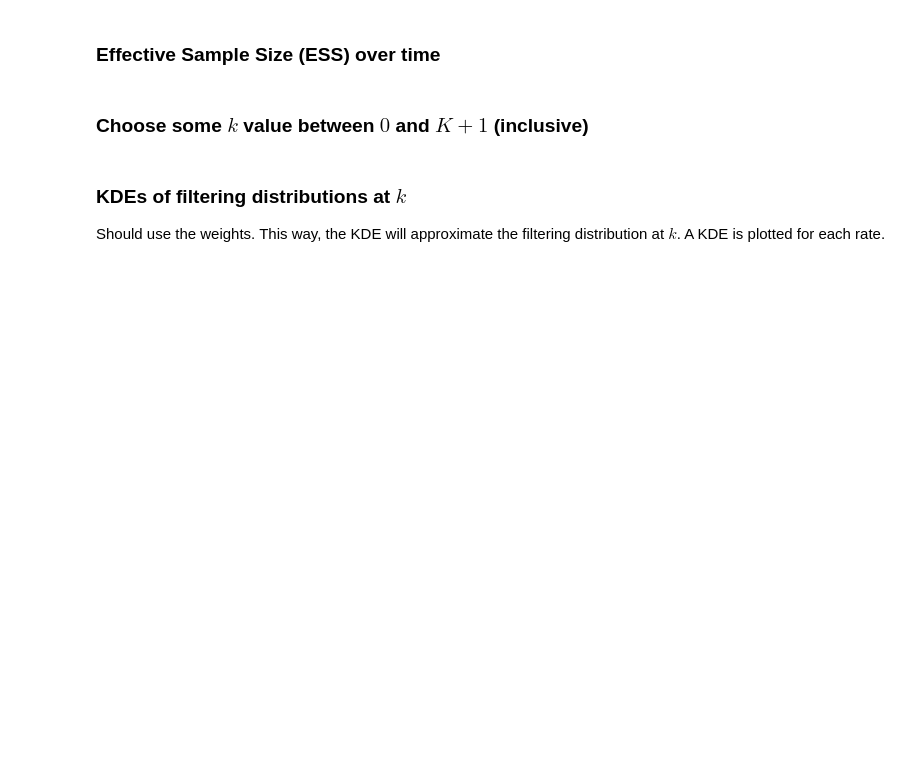
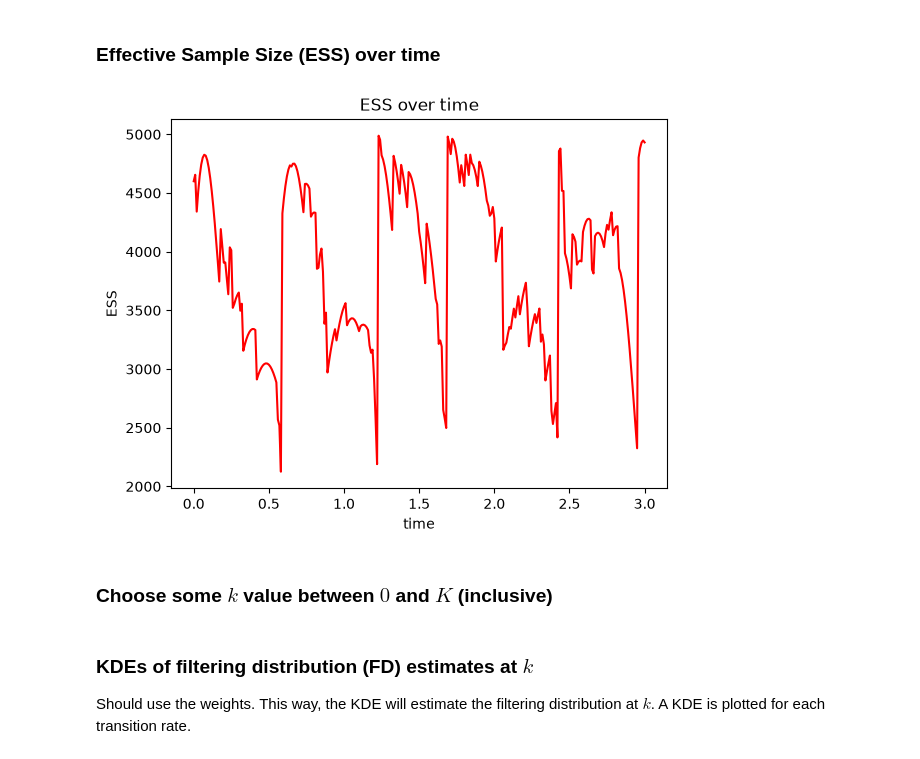
Before and after one commit to JayBrydon2015/ctmc-particle-filtering, a Jupyter notebook: tutorial.ipynb, the cells around one changed output. Saved outputs shown, nothing was run; the diff lists cells and outputs as text; code cells hidden in the pictures; blank space fills up the shorter version.

```diff
--- a/tutorial.ipynb
+++ b/tutorial.ipynb
@@ -197,23 +152 @@ ds_boot["X_quantiles"] = xr.apply_ufunc(
-# %%
-means_boot =  np.stack([m['mean'] for m in pf_boot.summaries.moments])
-vars_boot = np.stack([m['var'] for m in pf_boot.summaries.moments])
-
-for lam_idx, lam in enumerate(true_lams.columns):
-    plt.plot(k_series, true_lams[lam].values, label=f"True {lam}",
-             color='red', alpha=0.7)
-    plt.plot(means_boot[..., lam_idx], color="green",
-             label="PF mean", alpha=0.7)
-    plt.fill_between(k_series,
-                     y1=(means_boot[..., lam_idx]
-                         -2*np.sqrt(vars_boot[..., lam_idx])),
-                     y2=(means_boot[..., lam_idx]
-                         +2*np.sqrt(vars_boot[..., lam_idx])),
-                     color="green", alpha=0.3)
-    plt.legend()
-    plt.xlabel("k")
-    plt.ylabel(f"Value of {lam}")
-    p, q = lams_idx_to_gen_pos(lam_idx, n)
-    plt.title(f"Boot PF band plot (bad way): $\\lambda^{{{p} \\to {q}}}$ | "
-              + f"J={J}; N={N}; $\Delta t$={delta_t}; C={C}")
-    plt.show()
 # %% [markdown]
@@ -241,13 +190,16 @@ for lam_idx, lam in enumerate(true_lams.columns):
 # %% [markdown]
 ### Effective Sample Size (ESS) over time
 # %%
-plt.plot(k_series, pf_boot.summaries.ESSs, color="red")
-plt.xlabel("k")
+plt.plot(time_series, ds_boot["ESS"], color="red")
+plt.xlabel("time")
 plt.ylabel("ESS")
-plt.title("ESS over time: Boot PF | "
-          + f"J={J}; N={N}; $\Delta t$={delta_t}; C={C}")
+plt.title(
+    "ESS over time"
+)
 plt.show()
+# %% [output]
+[figure, added]
 # %% [markdown]
-### Choose some $k$ value between $0$ and $K+1$ (inclusive)
+### Choose some $k$ value between $0$ and $K$ (inclusive)
 # %%
 k = np.random.randint(K+1)
@@ -254,5 +208,5 @@ k = np.random.randint(K+1)
 # %% [markdown]
-### KDEs of filtering distributions at $k$
+### KDEs of filtering distribution (FD) estimates at $k$
 
-Should use the weights. This way, the KDE will approximate the filtering distribution at $k$. A KDE is plotted for each rate.
+Should use the weights. This way, the KDE will estimate the filtering distribution at $k$. A KDE is plotted for each transition rate.
 # %%
```
Also changed, not shown: parts of 18 cells of this notebook, 21 other files.
